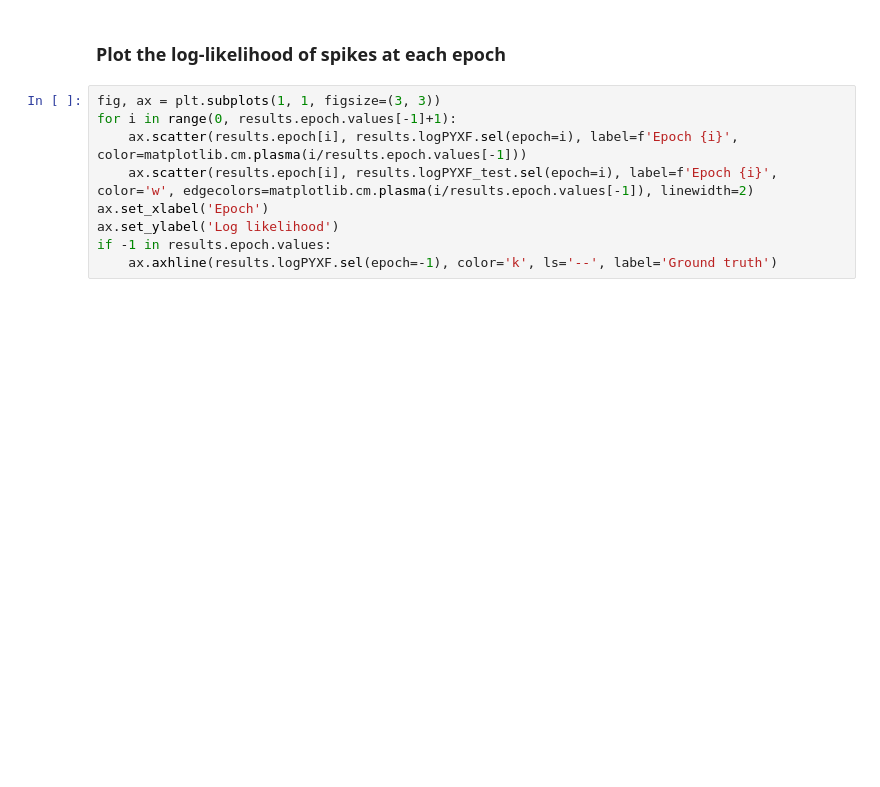
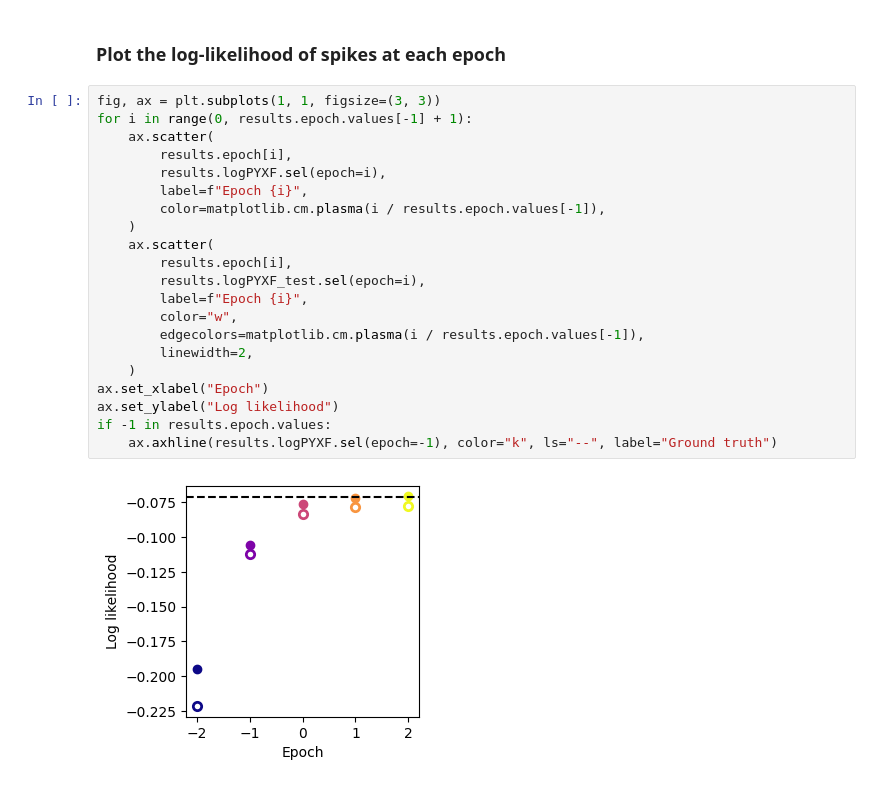
Before and after one commit to TomGeorge1234/SIMPL, a Jupyter notebook: demos/simpl_demo.ipynb, the cells around one changed output. Drawn from its saved outputs; the diff is of its cells as text; blank space fills up the shorter version.

```diff
--- a/demos/simpl_demo.ipynb
+++ b/demos/simpl_demo.ipynb
@@ -173,10 +232,24 @@ else:
 ### Plot the log-likelihood of spikes at each epoch
 # %%
 fig, ax = plt.subplots(1, 1, figsize=(3, 3))
-for i in range(0, results.epoch.values[-1]+1):
-    ax.scatter(results.epoch[i], results.logPYXF.sel(epoch=i), label=f'Epoch {i}', color=matplotlib.cm.plasma(i/results.epoch.values[-1]))
-    ax.scatter(results.epoch[i], results.logPYXF_test.sel(epoch=i), label=f'Epoch {i}', color='w', edgecolors=matplotlib.cm.plasma(i/results.epoch.values[-1]), linewidth=2)
-ax.set_xlabel('Epoch')
-ax.set_ylabel('Log likelihood')
+for i in range(0, results.epoch.values[-1] + 1):
+    ax.scatter(
+        results.epoch[i],
+        results.logPYXF.sel(epoch=i),
+        label=f"Epoch {i}",
+        color=matplotlib.cm.plasma(i / results.epoch.values[-1]),
+    )
+    ax.scatter(
+        results.epoch[i],
+        results.logPYXF_test.sel(epoch=i),
+        label=f"Epoch {i}",
+        color="w",
+        edgecolors=matplotlib.cm.plasma(i / results.epoch.values[-1]),
+        linewidth=2,
+    )
+ax.set_xlabel("Epoch")
+ax.set_ylabel("Log likelihood")
 if -1 in results.epoch.values:
-    ax.axhline(results.logPYXF.sel(epoch=-1), color='k', ls='--', label='Ground truth')
+    ax.axhline(results.logPYXF.sel(epoch=-1), color="k", ls="--", label="Ground truth")
+# %% [output]
+[figure, added]
```
Also changed, not shown: parts of 8 cells of this notebook.
